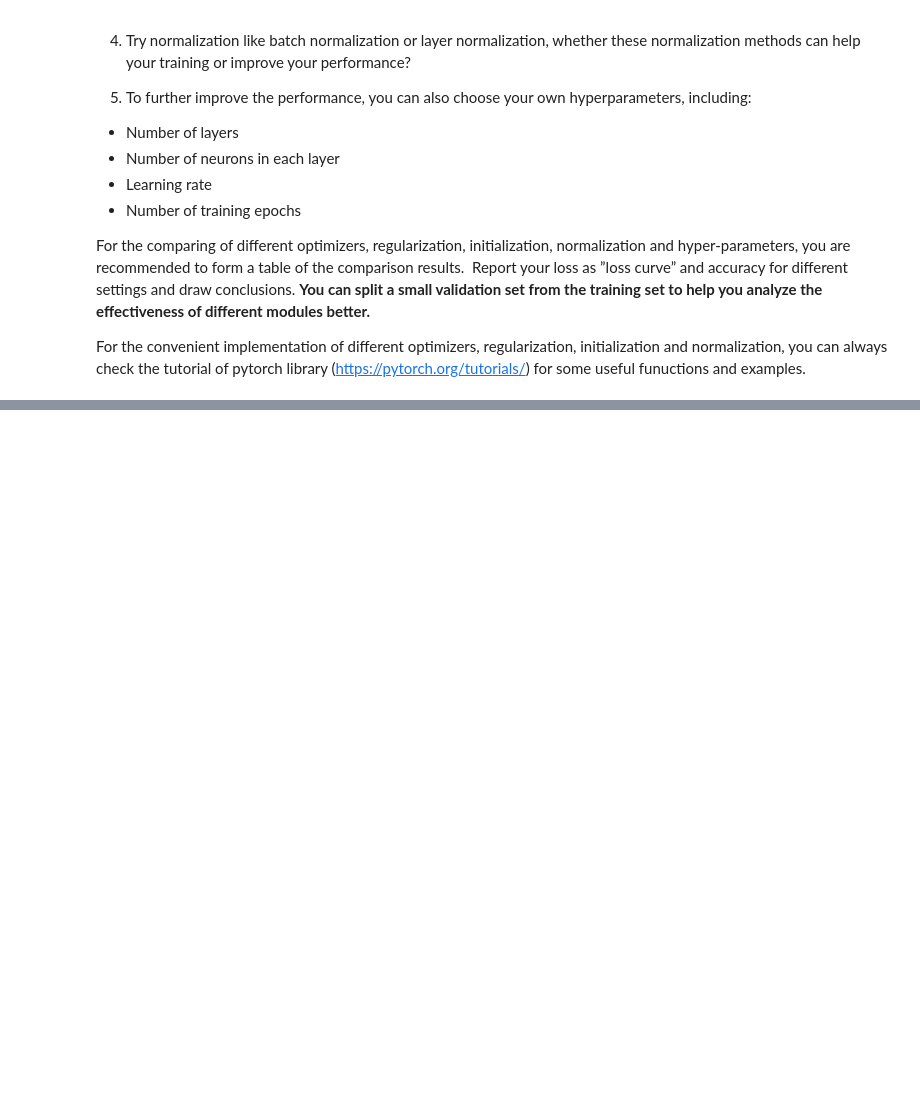
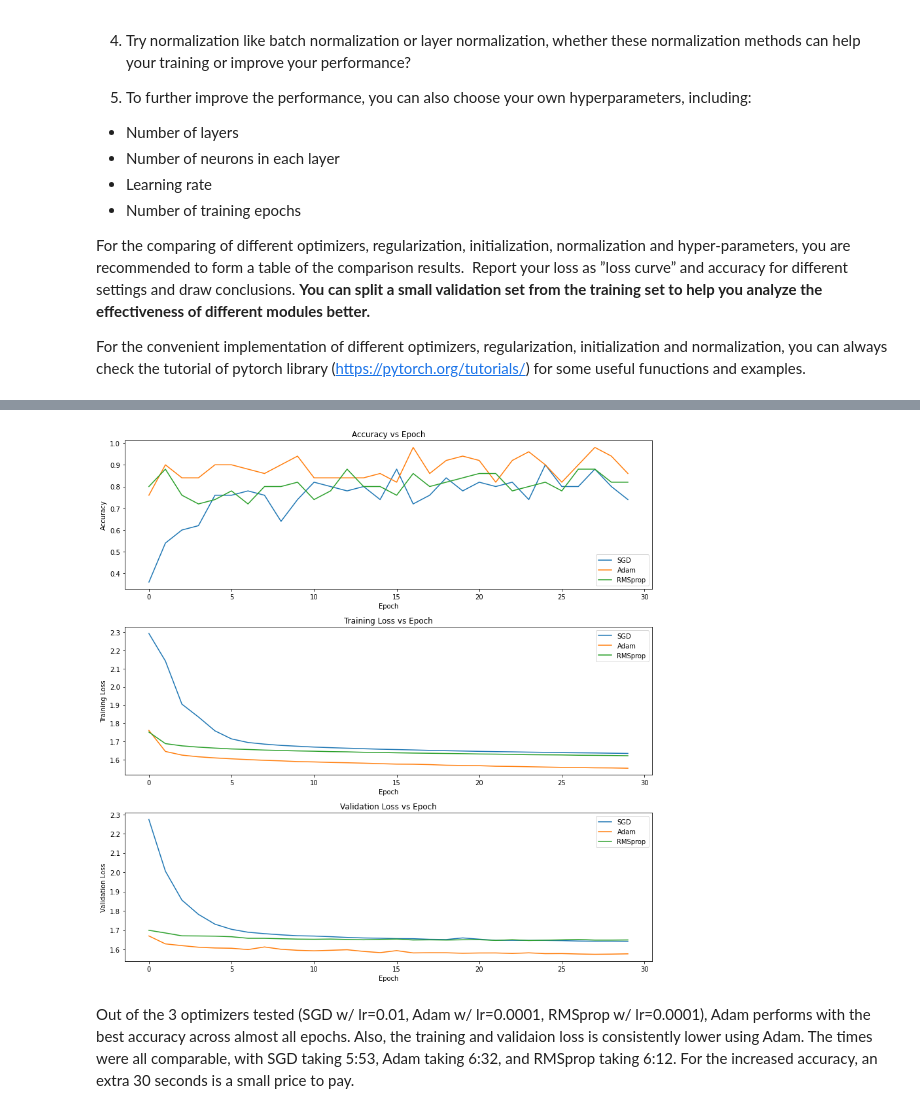
Before and after one commit to egagli/amath563, a Jupyter notebook: labs/3/Lab3.ipynb, the cells around one changed output, grey strips where cells are left out. Saved outputs shown, nothing was run; the diff lists cells and outputs as text; code cells hidden in the pictures; blank space fills up the shorter version.

```diff
--- a/labs/3/Lab3.ipynb
+++ b/labs/3/Lab3.ipynb
@@ -128,0 +147,40 @@ ax2.set_xlabel("epochs");
+# %%
+acc_sgd=[0.3600000143,0.5400000215,0.6000000238,0.6200000048,0.7599999905,0.7599999905,0.7799999714,0.7599999905,0.6399999857,0.7400000095,0.8199999928,0.8000000119,0.7799999714,0.8000000119,0.7400000095,0.8799999952,0.7200000286,0.7599999905,0.8399999738,0.7799999714,0.8199999928,0.8000000119,0.8199999928,0.7400000095,0.8999999762,0.8000000119,0.8000000119,0.8799999952,0.8000000119,0.7400000095]
+acc_adam=[0.7599999905,0.8999999762,0.8399999738,0.8399999738,0.8999999762,0.8999999762,0.8799999952,0.8600000143,0.8999999762,0.9399999976,0.8399999738,0.8399999738,0.8399999738,0.8399999738,0.8600000143,0.8199999928,0.9800000191,0.8600000143,0.9200000167,0.9399999976,0.9200000167,0.8199999928,0.9200000167,0.9599999785,0.8999999762,0.8199999928,0.8999999762,0.9800000191,0.9399999976,0.8600000143]
+acc_rmsprop=[0.8000000119,0.8799999952,0.7599999905,0.7200000286,0.7400000095,0.7799999714,0.7200000286,0.8000000119,0.8000000119,0.8199999928,0.7400000095,0.7799999714,0.8799999952,0.8000000119,0.8000000119,0.7599999905,0.8600000143,0.8000000119,0.8199999928,0.8399999738,0.8600000143,0.8600000143,0.7799999714,0.8000000119,0.8199999928,0.7799999714,0.8799999952,0.8799999952,0.8199999928,0.8199999928]
+train_loss_sgd=[2.293080091,2.141797066,1.904837251,1.834599853,1.758315682,1.714200258,1.694371462,1.685354233,1.678438544,1.673794508,1.669273734,1.665959716,1.66308248,1.660287738,1.657434583,1.655570626,1.653510451,1.651073575,1.649296403,1.647516608,1.645679116,1.644156575,1.642973065,1.641498804,1.640251517,1.638855457,1.637753606,1.6368469,1.635491729,1.634356141]
+train_loss_adam=[1.760677218,1.64522779,1.625098825,1.615772843,1.609743595,1.604772568,1.600561738,1.596510172,1.593544483,1.589552283,1.587705374,1.584816813,1.58312571,1.580901027,1.578140974,1.575583577,1.575028062,1.572969794,1.569610119,1.568166852,1.567069888,1.563863516,1.562929511,1.561226487,1.559477687,1.557685733,1.556758761,1.555186152,1.554550171,1.552998781]
+train_loss_rmsprop=[1.751554847,1.68819046,1.675928116,1.668939114,1.66363883,1.658946753,1.656076193,1.652784228,1.65040791,1.648086786,1.646465898,1.644263744,1.643014669,1.640619993,1.639723897,1.637830496,1.636268377,1.635208964,1.634079099,1.63293314,1.631302595,1.63051796,1.628911734,1.627446651,1.626635671,1.62592864,1.62440753,1.623809934,1.622925401,1.621634126]
+val_loss_sgd=[2.27363801,2.005608082,1.855468988,1.781589508,1.730735898,1.704077482,1.68894577,1.681389451,1.675464511,1.670607686,1.669108629,1.665825605,1.661953449,1.65916419,1.657814384,1.655759573,1.655345798,1.652172327,1.651123762,1.659386158,1.652827859,1.646945715,1.647010684,1.64636445,1.646479011,1.645468354,1.643261075,1.642461061,1.642606616,1.641924024]
+val_loss_adam=[1.669631362,1.628397465,1.619390249,1.611227274,1.607228756,1.605820179,1.598917484,1.612489343,1.600524664,1.595178127,1.592600703,1.595243931,1.598053098,1.589412093,1.583054662,1.59353745,1.581564665,1.582463741,1.582298398,1.579756856,1.581231952,1.581391096,1.57875514,1.581992388,1.57781744,1.578256965,1.57596612,1.574449658,1.575351596,1.576781511]
+val_loss_rmsprop=[1.698952794,1.685013175,1.670212507,1.669555187,1.668602228,1.665557504,1.657603621,1.657444477,1.655132174,1.653201222,1.652430415,1.653460979,1.651396155,1.649748206,1.651683927,1.653443456,1.64861691,1.649386048,1.648332715,1.649724364,1.65016377,1.6464504,1.649963617,1.646165133,1.647703052,1.649430156,1.651657462,1.648164988,1.648165226,1.64890182]
+# %%
+f,ax=plt.subplots(nrows=3,figsize=(12,12))
+ax[0].plot(acc_sgd,label='SGD')
+ax[0].plot(acc_adam,label='Adam')
+ax[0].plot(acc_rmsprop,label='RMSprop')
+ax[0].set_xlabel('Epoch')
+ax[0].set_ylabel('Accuracy')
+ax[0].set_title('Accuracy vs Epoch')
+ax[0].legend()
+
+ax[1].plot(train_loss_sgd,label='SGD')
+ax[1].plot(train_loss_adam,label='Adam')
+ax[1].plot(train_loss_rmsprop,label='RMSprop')
+ax[1].set_xlabel('Epoch')
+ax[1].set_ylabel('Training Loss')
+ax[1].set_title('Training Loss vs Epoch')
+ax[1].legend()
+
+ax[2].plot(val_loss_sgd,label='SGD')
+ax[2].plot(val_loss_adam,label='Adam')
+ax[2].plot(val_loss_rmsprop,label='RMSprop')
+ax[2].set_xlabel('Epoch')
+ax[2].set_ylabel('Validation Loss')
+ax[2].set_title('Validation Loss vs Epoch')
+ax[2].legend()
+plt.tight_layout()
+# %% [output]
+[figure, added]
+# %% [markdown]
+Out of the 3 optimizers tested (SGD w/ lr=0.01, Adam w/ lr=0.0001, RMSprop w/ lr=0.0001), Adam performs with the best accuracy across almost all epochs. Also, the training and validaion loss is consistently lower using Adam. The times were all comparable, with SGD taking 5:53, Adam taking 6:32, and RMSprop taking 6:12. For the increased accuracy, an extra 30 seconds is a small price to pay.
```
Also changed, not shown: parts of 10 cells of this notebook.
